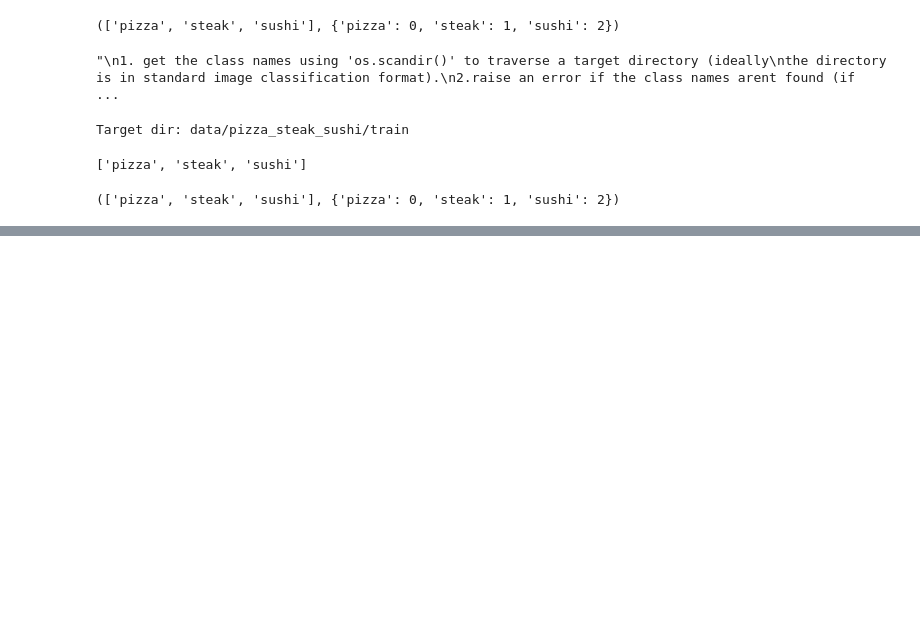
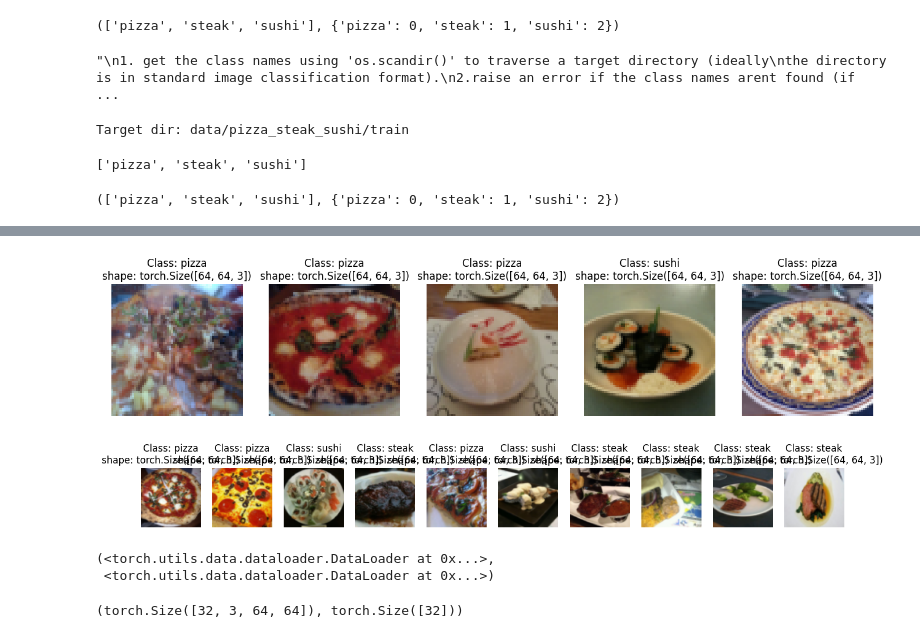
Before and after one commit to RyanTang019/PyTorch, a Jupyter notebook: 04_PyTorch_CustomDatasets.ipynb, the cells around one changed output, grey strips where cells are left out. Drawn from its saved outputs; the diff is of its cells as text; code cells hidden in the pictures; blank space fills up the shorter version.

```diff
--- a/04_PyTorch_CustomDatasets.ipynb
+++ b/04_PyTorch_CustomDatasets.ipynb
@@ -455,0 +493,54 @@ class ImageFolderCustom(Dataset):
+# %%
+#1. create a fucntion to take in a dataset
+def display_random_images(dataset: torch.utils.data.Dataset,
+                          classes: List[str]=None,
+                          n: int = 10,
+                          display_shape: bool =True,
+                          seed:int =None):
+    #2. adjust display if n is too high
+    if n>10:
+        n = 10
+        display_shape = False
+        print(f"for display, purposes, n shoudln't be larger than 10, setting to 10")
+
+    if seed:
+        random.seed(seed)
+
+    #get random sample indexes
+    random_sample_idx = random.sample(range(len(dataset)),k=n)
+
+    #setup the plot
+    plt.figure(figsize=(16,8))
+
+    #loop through random indexes and plot them with matplotlib
+    for i, targ_sample in enumerate(random_sample_idx):
+        targ_image, targ_label = dataset[targ_sample][0], dataset[targ_sample][1]
+
+        #adjust tensor dimensions for plotting
+        targ_image_adjust = targ_image.permute(1,2,0)
+
+        #plot adjusted samples
+        plt.subplot(1,n,i+1)
+        plt.imshow(targ_image_adjust)
+        plt.axis(False)
+        if classes:
+            title = f"Class: {classes[targ_label]}"
+            if display_shape:
+                title = title + f"\nshape: {targ_image_adjust.shape}"
+        plt.title(title)
+# %%
+#display random images from the ImageFolder created dataset
+display_random_images(dataset=train_data,
+                      n=5,
+                      classes=class_names,
+                      seed=None)
+# %% [output]
+[figure, added]
+# %%
+#display random images from the ImageFolderCustom dataset
+display_random_images(dataset=train_data_custom,
+                      n=10,
+                      classes=class_names,
+                      seed=None)
+# %% [output]
+[figure, added]
@@ -455,0 +559,13 @@ class ImageFolderCustom(Dataset):
+# %%
+train_dataloader_custom, test_dataloader_custom
+# %% [output]
+(<torch.utils.data.dataloader.DataLoader at 0x...>,
+ <torch.utils.data.dataloader.DataLoader at 0x...>)
+# %%
+#get image and label from custom dataloader
+img_custom, label_custom = next(iter(train_dataloader_custom))
+
+#print out the shape
+img_custom.shape, label_custom.shape
+# %% [output]
+(torch.Size([32, 3, 64, 64]), torch.Size([32]))
```
Also changed, not shown: parts of 18 cells of this notebook, 1 other file.
